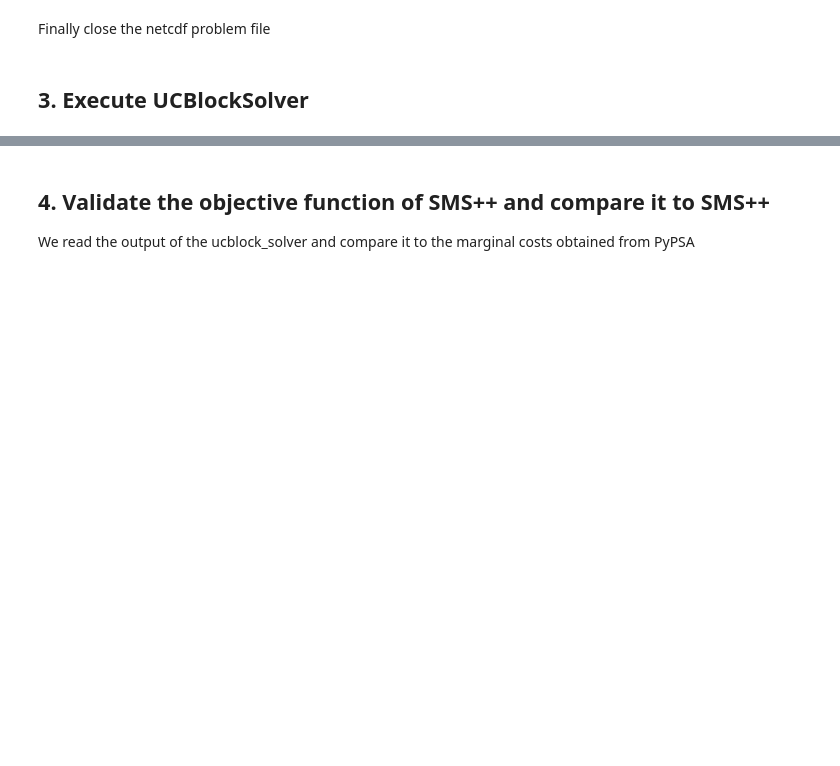
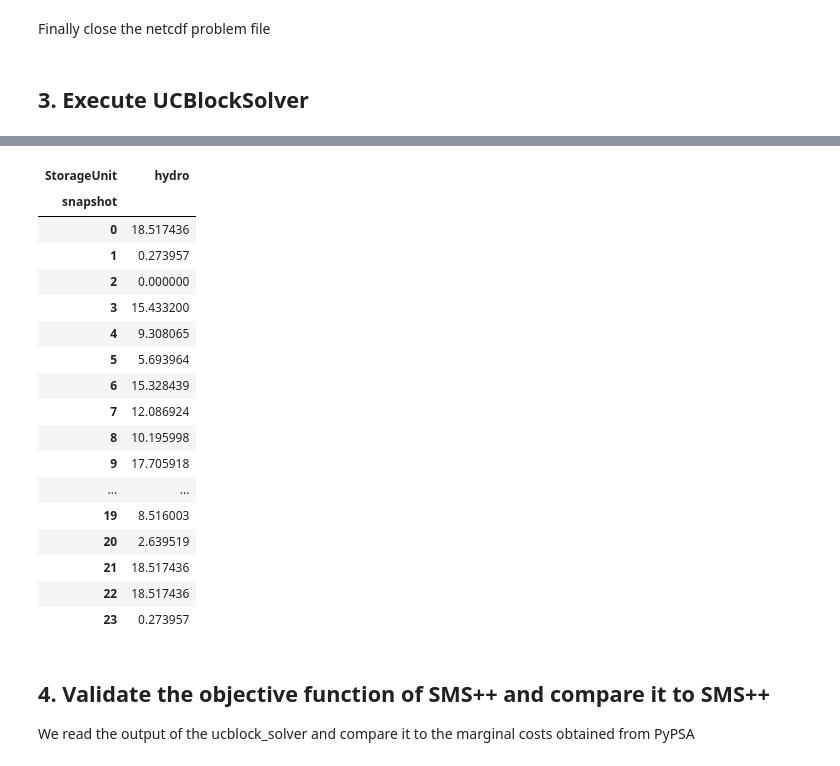
Before and after one commit to SPSUnipi/SMSpp_PyPSA, a Jupyter notebook: notebooks/SMSpp_UCBlock.ipynb, the cells around one changed output, grey strips where cells are left out. Drawn from its saved outputs; the diff is of its cells as text; code cells hidden in the pictures; blank space fills up the shorter version.

Commit message:
Check efficiency implementation in hydro

```diff
--- a/notebooks/SMSpp_UCBlock.ipynb
+++ b/notebooks/SMSpp_UCBlock.ipynb
@@ -449,3 +507,24 @@ print(result_ascii)
+# %%
+n.storage_units_t.p
+# %% [output]
+| StorageUnit | hydro |
+| snapshot |  |
+| 0 | 18.517436 |
+| 1 | 0.273957 |
+| 2 | 0.000000 |
+| 3 | 15.433200 |
+| 4 | 9.308065 |
+| 5 | 5.693964 |
+| 6 | 15.328439 |
+| 7 | 12.086924 |
+| 8 | 10.195998 |
+| 9 | 17.705918 |
+| ... | ... |
+| 19 | 8.516003 |
+| 20 | 2.639519 |
+| 21 | 18.517436 |
+| 22 | 18.517436 |
+| 23 | 0.273957 |
 # %% [markdown]
 ## 4. Validate the objective function of SMS++ and compare it to SMS++
 
```
Also changed, not shown: parts of 8 cells of this notebook, 1 other file.
